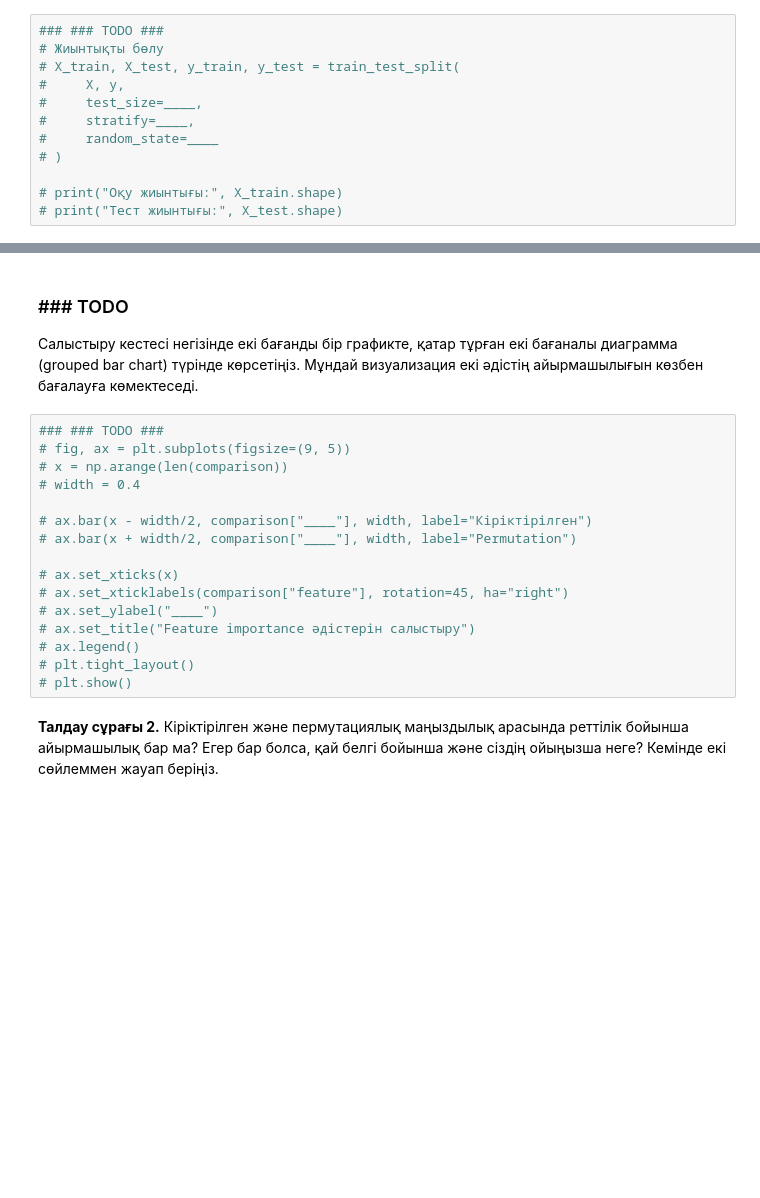
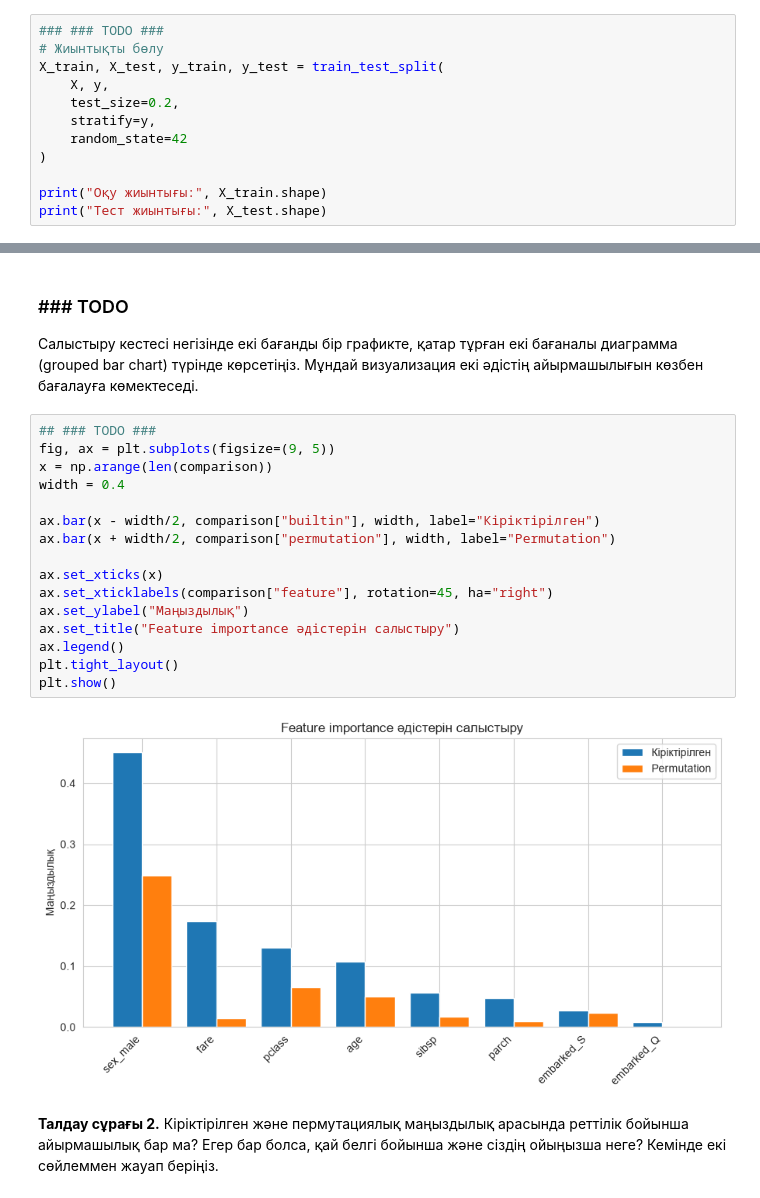
Before and after one commit to beksultann-GQ/Bexs_work, a Jupyter notebook: 01_feature_importance.ipynb, the cells around one changed output, grey strips where cells are left out. Saved outputs shown, nothing was run; the diff lists cells and outputs as text; blank space fills up the shorter version.

```diff
--- a/01_feature_importance.ipynb
+++ b/01_feature_importance.ipynb
@@ -98,12 +130,12 @@ X.head()
 # %%
 ### ### TODO ###
 # Жиынтықты бөлу
-# X_train, X_test, y_train, y_test = train_test_split(
-#     X, y,
-#     test_size=____,
-#     stratify=____,
-#     random_state=____
-# )
+X_train, X_test, y_train, y_test = train_test_split(
+    X, y,
+    test_size=0.2,
+    stratify=y,
+    random_state=42
+)
 
-# print("Оқу жиынтығы:", X_train.shape)
-# print("Тест жиынтығы:", X_test.shape)
+print("Оқу жиынтығы:", X_train.shape)
+print("Тест жиынтығы:", X_test.shape)
@@ -228,21 +308,23 @@ comparison
 
 Салыстыру кестесі негізінде екі бағанды бір графикте, қатар тұрған екі бағаналы диаграмма (grouped bar chart) түрінде көрсетіңіз. Мұндай визуализация екі әдістің айырмашылығын көзбен бағалауға көмектеседі.
 # %%
-### ### TODO ###
-# fig, ax = plt.subplots(figsize=(9, 5))
-# x = np.arange(len(comparison))
-# width = 0.4
+## ### TODO ###
+fig, ax = plt.subplots(figsize=(9, 5))
+x = np.arange(len(comparison))
+width = 0.4
 
-# ax.bar(x - width/2, comparison["____"], width, label="Кіріктірілген")
-# ax.bar(x + width/2, comparison["____"], width, label="Permutation")
+ax.bar(x - width/2, comparison["builtin"], width, label="Кіріктірілген")
+ax.bar(x + width/2, comparison["permutation"], width, label="Permutation")
 
-# ax.set_xticks(x)
-# ax.set_xticklabels(comparison["feature"], rotation=45, ha="right")
-# ax.set_ylabel("____")
-# ax.set_title("Feature importance әдістерін салыстыру")
-# ax.legend()
-# plt.tight_layout()
-# plt.show()
+ax.set_xticks(x)
+ax.set_xticklabels(comparison["feature"], rotation=45, ha="right")
+ax.set_ylabel("Маңыздылық")
+ax.set_title("Feature importance әдістерін салыстыру")
+ax.legend()
+plt.tight_layout()
+plt.show()
+# %% [output]
+[figure, added]
 # %% [markdown]
 **Талдау сұрағы 2.** Кіріктірілген және пермутациялық маңыздылық арасында реттілік бойынша айырмашылық бар ма? Егер бар болса, қай белгі бойынша және сіздің ойыңызша неге? Кемінде екі сөйлеммен жауап беріңіз.
 # %% [markdown]
```
Also changed, not shown: parts of 12 cells of this notebook, 1 other file.
